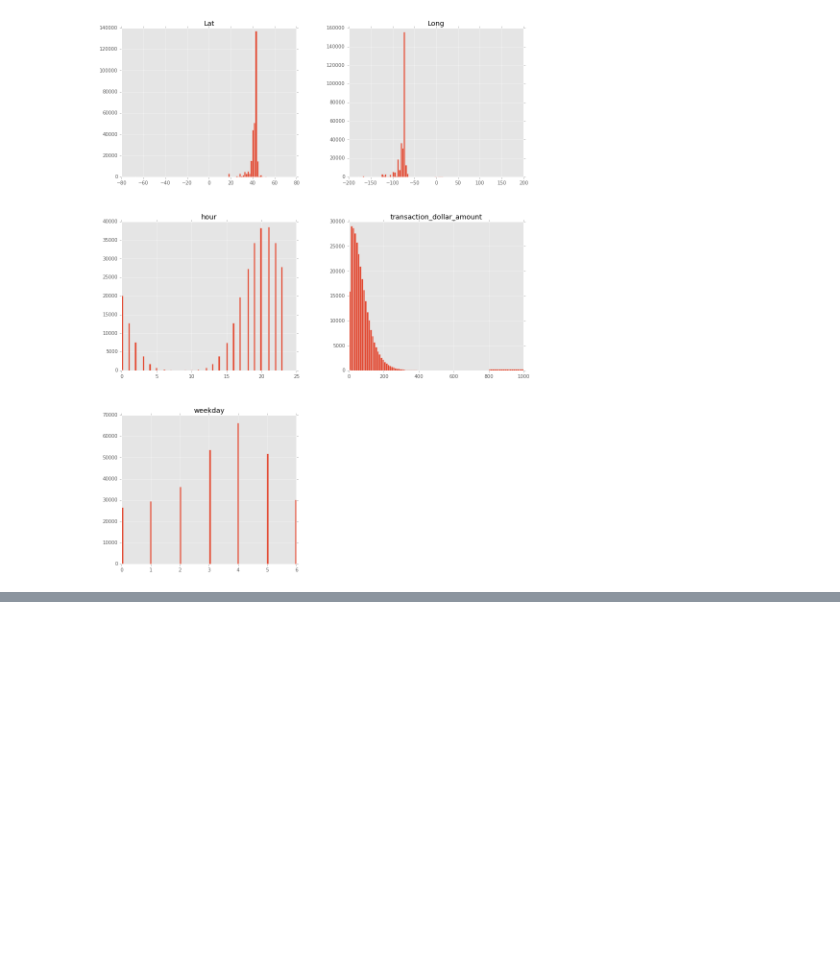
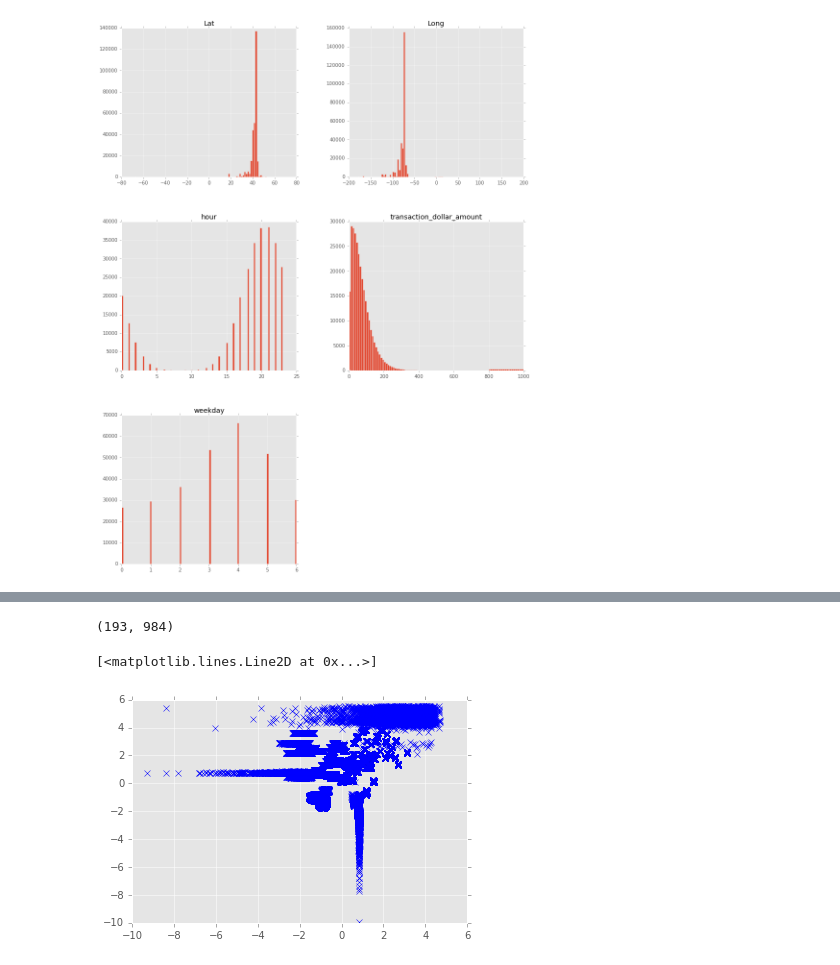
Before and after one commit to ah3200/credit_card_small, a Jupyter notebook: credit_card_analysis.ipynb, the cells around one changed output, grey strips where cells are left out. Cells and saved outputs as stored; diff of their text form; code cells hidden in the pictures; blank space fills up the shorter version.

```diff
--- a/credit_card_analysis.ipynb
+++ b/credit_card_analysis.ipynb
@@ -269,0 +363,9 @@ array([[<matplotlib.axes._subplots.AxesSubplot object at 0x...>,
+# %%
+len(transactions[transactions['log_dollar_amount'] > 6.9].credit_card.unique()), len(transactions.credit_card.unique())
+# %% [output]
+(193, 984)
+# %%
+plt.plot(transactions['distance_from_center_Lat'],transactions['distance_from_center_Long'],"bx")
+# %% [output]
+[<matplotlib.lines.Line2D at 0x...>]
+[figure, added]
```
Also changed, not shown: parts of 28 cells of this notebook.
